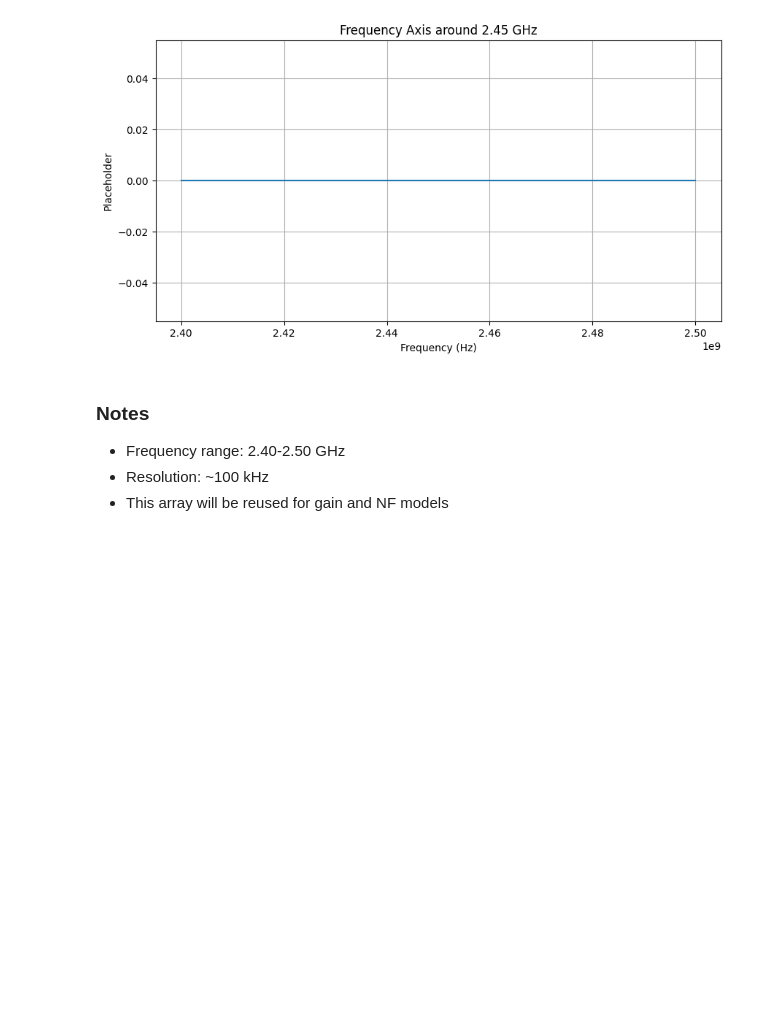
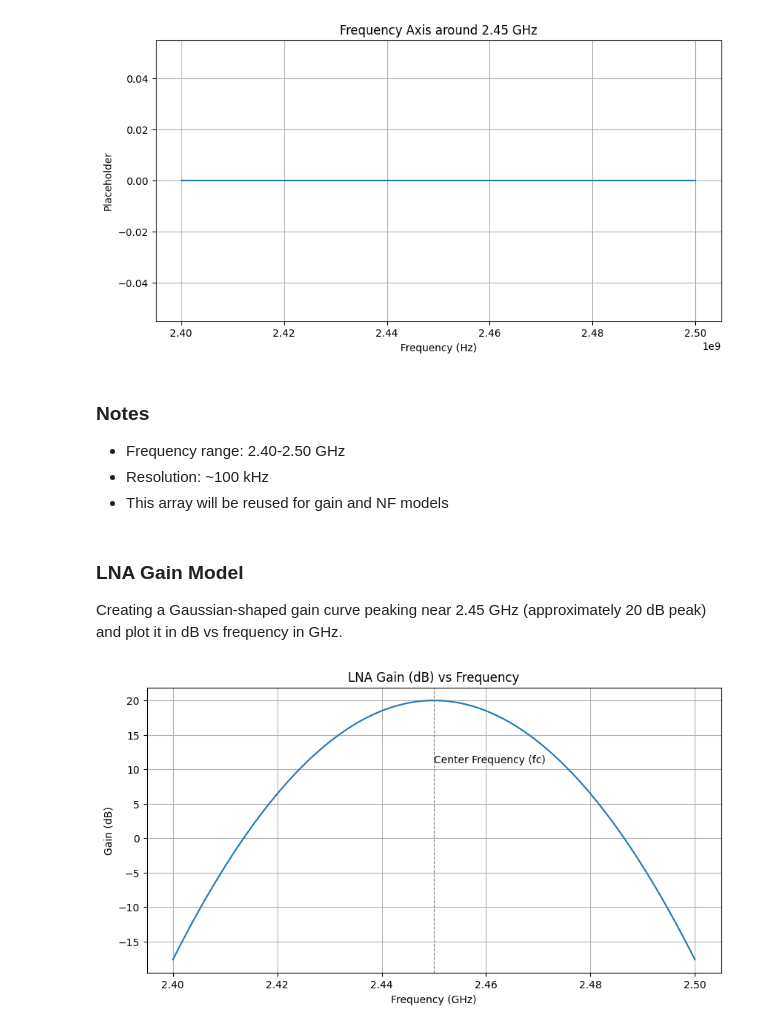
Before and after one commit to Mithun-68/lna-noise-figure-automation, a Jupyter notebook: lna_nf_sim.ipynb, the cells around one changed output. Cells and saved outputs as stored; diff of their text form; code cells hidden in the pictures; blank space fills up the shorter version.

Commit message:
added the problem definitions, gaussian gain model, and dB plot

```diff
--- a/lna_nf_sim.ipynb
+++ b/lna_nf_sim.ipynb
@@ -63,3 +69,40 @@ plt.grid(True)
 * Frequency range: 2.40-2.50 GHz
 * Resolution: ~100 kHz
 * This array will be reused for gain and NF models
+# %% [markdown]
+### LNA Gain Model
+
+Creating a Gaussian-shaped gain curve peaking near 2.45 GHz (approximately 20 dB peak) and plot it in dB vs frequency in GHz.
+# %%
+# LNA Gain Model
+
+# Parameters
+peak_gain_db = 20
+fwhm = 40e6             # Full Width Half Maximum ~ 40 Hz (adjustable)
+
+# converting dB to linear voltage gain (dB referenced to voltage => 20*log10)
+peak_gain_lin = 10**(peak_gain_db / 20)
+
+# Gaussian sigma from FWHM: FWHM = 2*sqrt(*ln2)*sigma
+sigma = fwhm / (2 * np.sqrt(2 * np.log(2)))
+
+# Building a Gaussian-shaped linear gain, then converting to dB
+gain_lin = peak_gain_lin * np.exp(-0.5 * ((freq - fc) / sigma)**2)
+gain_db = 20 * np.log10(gain_lin)    # converting linear voltage gain to dB
+
+# clamp extremely low values to avoid -inf from log
+gain_db = np.clip(gain_db, -60, 100)  # The np.clip function acts as a safety measure. Because the logarithm of a number close to zero
+                                      # can result in negative infinity ($\text{-}\infty$), this line ensures the lowest possible gain is
+                                      # capped at $-60$ dB to prevent plotting errors.
+
+# Plot (frequency in GHz)
+plt.plot(freq / 1e9, gain_db)
+plt.title("LNA Gain (dB) vs Frequency")
+plt.xlabel("Frequency (GHz)")
+plt.ylabel("Gain (dB)")
+plt.grid(True)
+
+plt.axvline(fc / 1e9, color='gray', linestyle='--', linewidth=0.8) # draws a dashed line at fc and labels it to show where the peak gain occurs.
+plt.text(fc / 1e9, peak_gain_db - 9, 'Center Frequency (fc)');
+# %% [output]
+[figure, added]
```
Also changed, not shown: parts of 1 cell of this notebook.
